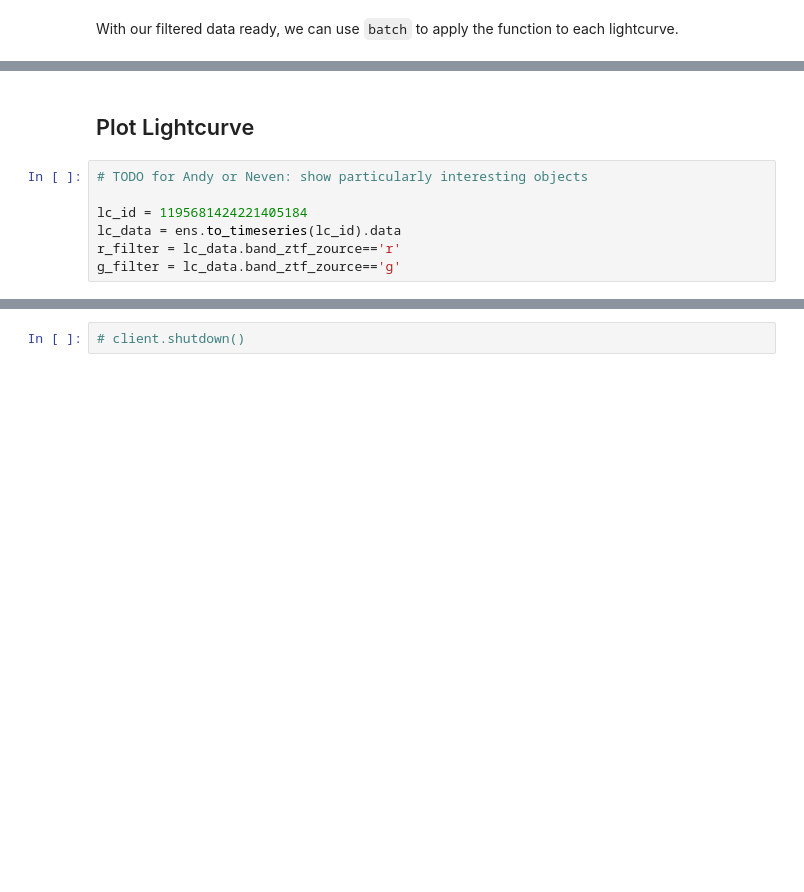
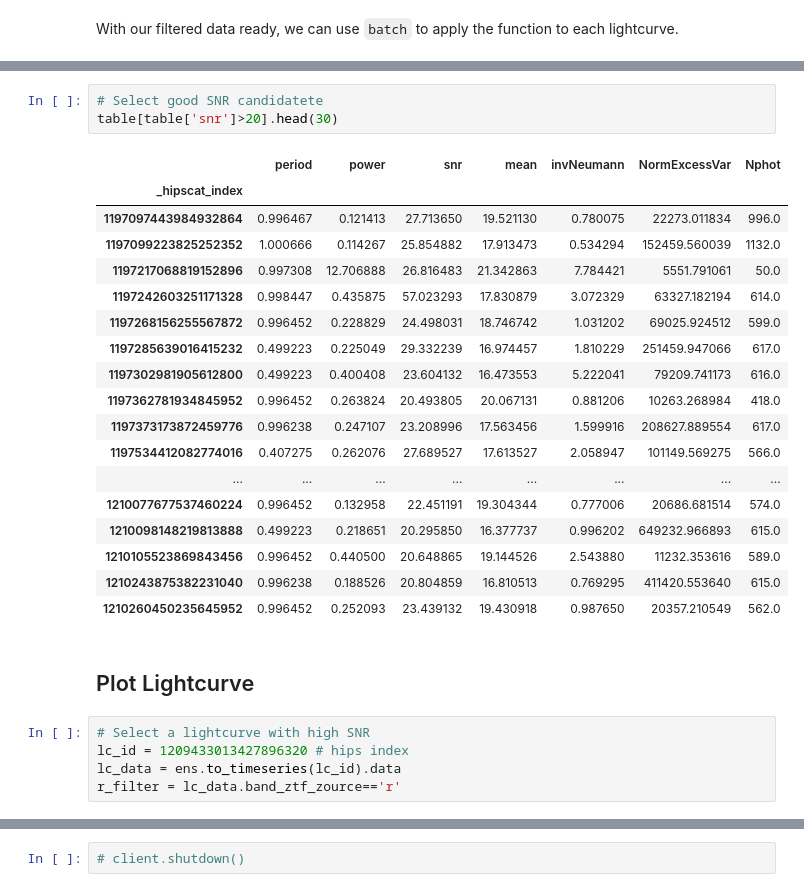
Before and after one commit to lincc-frameworks/MWGaia-DN_Introductory_School, a Jupyter notebook: Notebook_2_Basic_Time_Domain.ipynb, the cells around one changed output, grey strips where cells are left out. Saved outputs shown, nothing was run; the diff lists cells and outputs as text; blank space fills up the shorter version.

```diff
--- a/Notebook_2_Basic_Time_Domain.ipynb
+++ b/Notebook_2_Basic_Time_Domain.ipynb
@@ -398,10 +445,30 @@ plt.minorticks_on()
+# %%
+# Select good SNR candidatete
+table[table['snr']>20].head(30)
+# %% [output]
+|  | period | power | snr | mean | invNeumann | NormExcessVar | Nphot |
+| _hipscat_index |  |  |  |  |  |  |  |
+| 1197097443984932864 | 0.996467 | 0.121413 | 27.713650 | 19.521130 | 0.780075 | 22273.011834 | 996.0 |
+| 1197099223825252352 | 1.000666 | 0.114267 | 25.854882 | 17.913473 | 0.534294 | 152459.560039 | 1132.0 |
+| 1197217068819152896 | 0.997308 | 12.706888 | 26.816483 | 21.342863 | 7.784421 | 5551.791061 | 50.0 |
+| 1197242603251171328 | 0.998447 | 0.435875 | 57.023293 | 17.830879 | 3.072329 | 63327.182194 | 614.0 |
+| 1197268156255567872 | 0.996452 | 0.228829 | 24.498031 | 18.746742 | 1.031202 | 69025.924512 | 599.0 |
+| 1197285639016415232 | 0.499223 | 0.225049 | 29.332239 | 16.974457 | 1.810229 | 251459.947066 | 617.0 |
+| 1197302981905612800 | 0.499223 | 0.400408 | 23.604132 | 16.473553 | 5.222041 | 79209.741173 | 616.0 |
+| 1197362781934845952 | 0.996452 | 0.263824 | 20.493805 | 20.067131 | 0.881206 | 10263.268984 | 418.0 |
+| 1197373173872459776 | 0.996238 | 0.247107 | 23.208996 | 17.563456 | 1.599916 | 208627.889554 | 617.0 |
+| 1197534412082774016 | 0.407275 | 0.262076 | 27.689527 | 17.613527 | 2.058947 | 101149.569275 | 566.0 |
+| ... | ... | ... | ... | ... | ... | ... | ... |
+| 1210077677537460224 | 0.996452 | 0.132958 | 22.451191 | 19.304344 | 0.777006 | 20686.681514 | 574.0 |
+| 1210098148219813888 | 0.499223 | 0.218651 | 20.295850 | 16.377737 | 0.996202 | 649232.966893 | 615.0 |
+| 1210105523869843456 | 0.996452 | 0.440500 | 20.648865 | 19.144526 | 2.543880 | 11232.353616 | 589.0 |
+| 1210243875382231040 | 0.996238 | 0.188526 | 20.804859 | 16.810513 | 0.769295 | 411420.553640 | 615.0 |
+| 1210260450235645952 | 0.996452 | 0.252093 | 23.439132 | 19.430918 | 0.987650 | 20357.210549 | 562.0 |
 # %% [markdown]
 ## Plot Lightcurve
 # %%
-# TODO for Andy or Neven: show particularly interesting objects
-
-lc_id = 1195681424221405184
+# Select a lightcurve with high SNR
+lc_id = 1209433013427896320 # hips index
 lc_data = ens.to_timeseries(lc_id).data
 r_filter = lc_data.band_ztf_zource=='r'
-g_filter = lc_data.band_ztf_zource=='g'
 # %%
```
Also changed, not shown: parts of 17 cells of this notebook.
